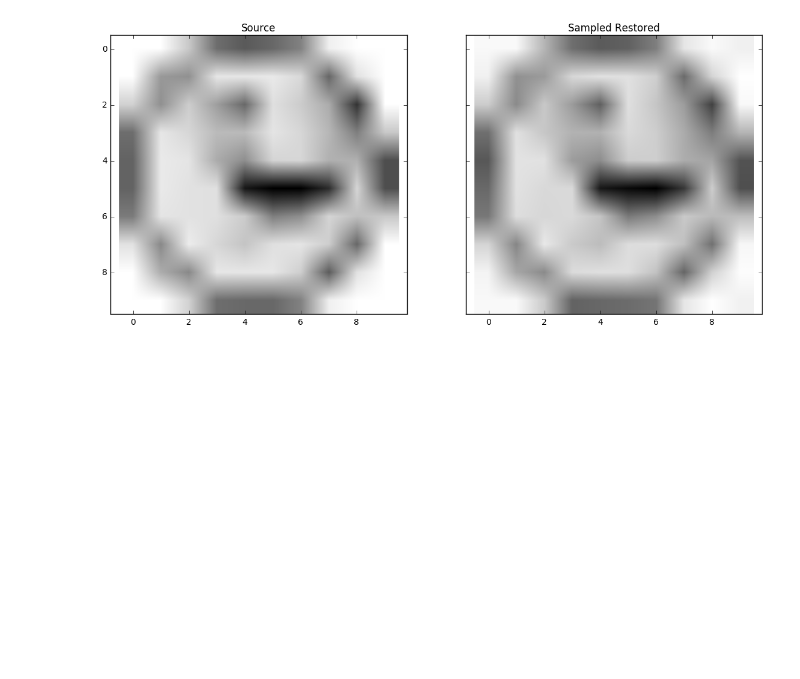
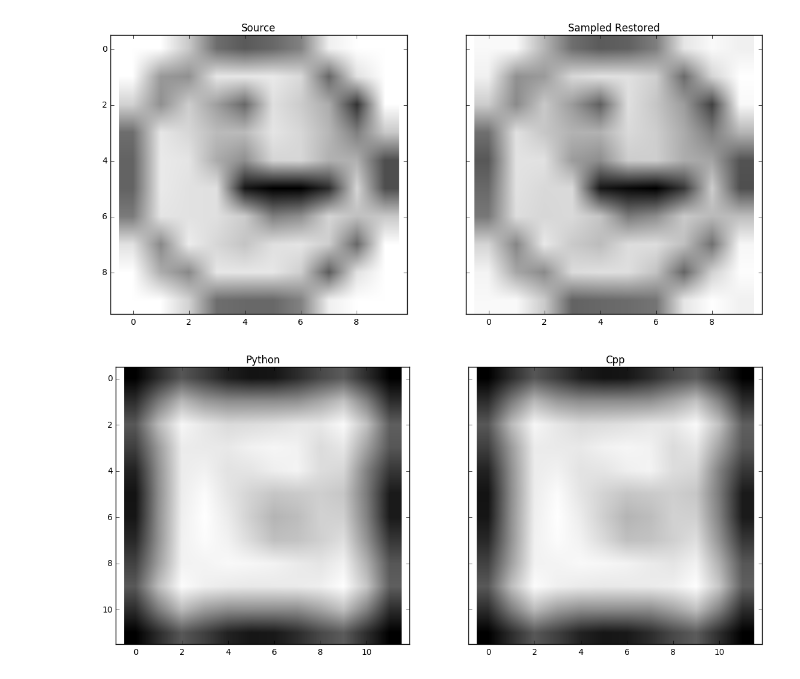
Before and after one commit to sky-mart/xray, a Jupyter notebook: SciPy/There And Back Again.ipynb, the cells around one changed output. Drawn from its saved outputs; the diff is of its cells as text; code cells hidden in the pictures; blank space fills up the shorter version.

Commit message:
Obtained convolved image from samples in Dashboard

```diff
--- a/SciPy/There And Back Again.ipynb
+++ b/SciPy/There And Back Again.ipynb
@@ -300,3 +300,11 @@ sampled_rest = wiener_deconv2_adjsize(sampled_conv, psf, snr)
 show_pics([src, sampled_rest], ["Source", "Sampled Restored"])
 # %% [output]
 [figure]
+# %%
+samples = read_samples("d:\\Vlad\\Projects\\xray\\Desktop\\build-Dashboard-Desktop_Qt_5_5_0_MSVC2013_32bit-Debug\\", "peka")
+conv = conv_from_samples(samples)
+
+cpp_conv = imread("d:\\Vlad\\Projects\\xray\\Desktop\\build-Dashboard-Desktop_Qt_5_5_0_MSVC2013_32bit-Debug\\conv_peka.png");
+show_pics([conv, cpp_conv], ["Python", "Cpp"])
+# %% [output]
+[figure, added]
```
Also changed, not shown: 3 other files.
